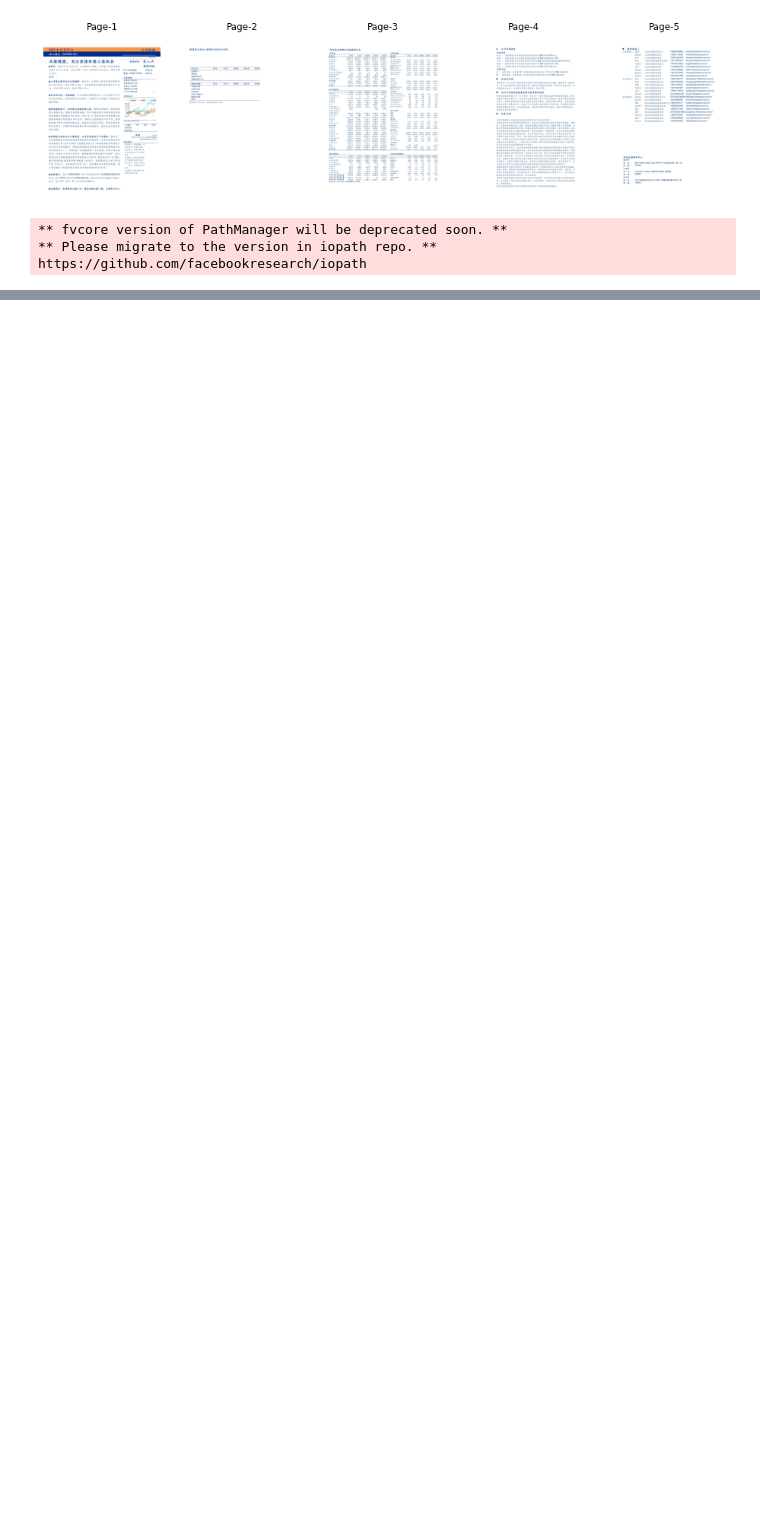
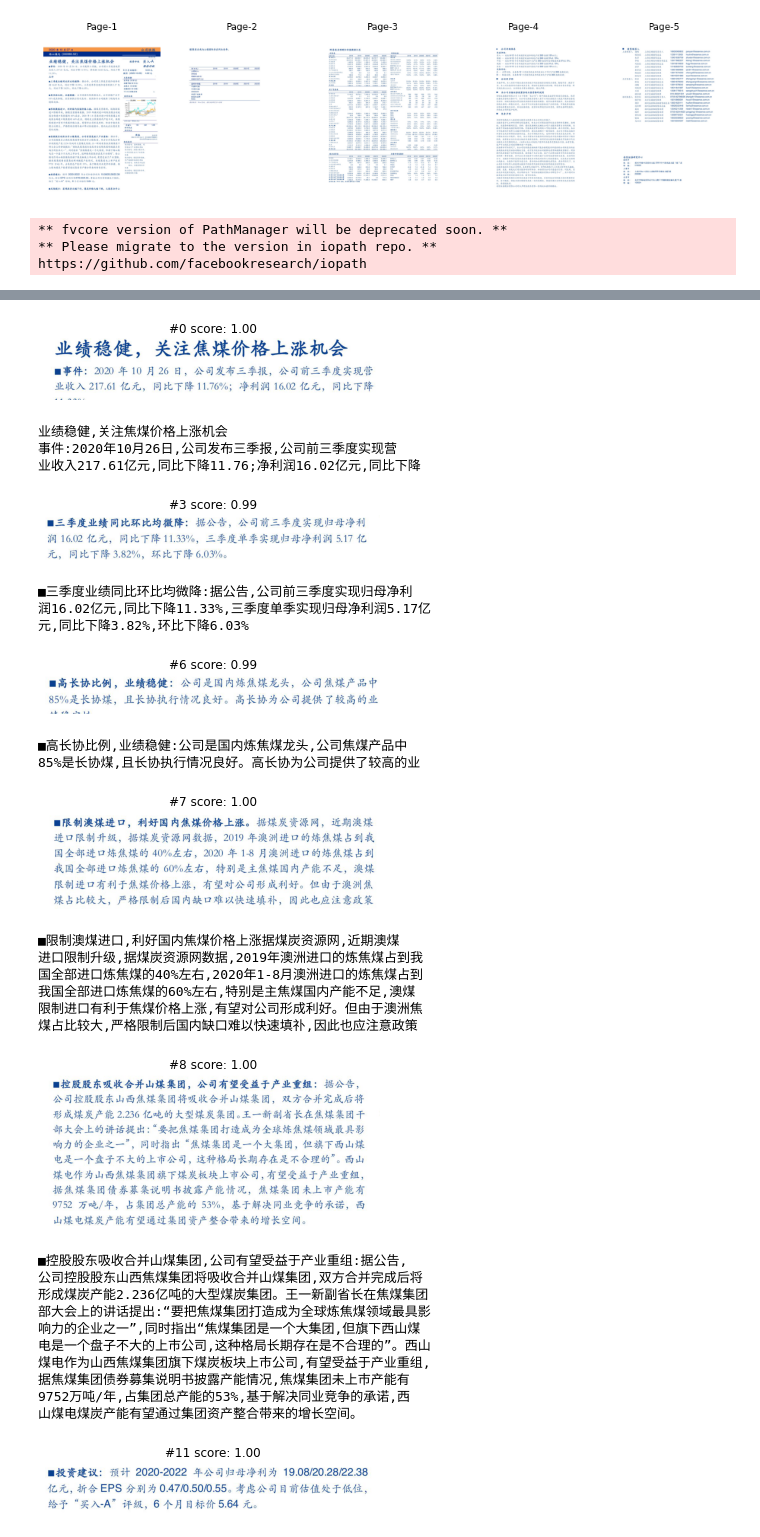
Before and after one commit to PatternDetection/Project, a Jupyter notebook: notebooks/convert_pdf_and_parse_layout.ipynb, the cells around one changed output, grey strips where cells are left out. Cells and saved outputs as stored; diff of their text form; code cells hidden in the pictures; blank space fills up the shorter version.

```diff
--- a/notebooks/convert_pdf_and_parse_layout.ipynb
+++ b/notebooks/convert_pdf_and_parse_layout.ipynb
@@ -65,0 +67,57 @@ plt.show()
+# %%
+from cv.OCR import BaiduOCR
+
+API_KEY = config["OCR"]["APIKey"]
+SECRET_KEY = config["OCR"]["SecretKey"]
+bocr = BaiduOCR(API_KEY, SECRET_KEY)
+# %%
+n = len(text_bbxes)
+text_bbxes.sort(key=lambda x: x[1])
+
+for i,x in enumerate(text_bbxes):
+    l,t,r,b,_,score = x
+
+    # Filter small bbx out
+    if (r - l) < 0.5:
+        continue
+
+    c = LayoutBaseParser.crop(im, [max(l - 0.01, 0), t, min(r + 0.01, 1), b])
+    resp = bocr.query_cv2im(c)
+
+    plt.title(f"#{i} score:{score: .2f}")
+    plt.imshow(c)
+    plt.axis('off')
+    plt.show()
+
+    print("\n".join(resp))
+# %% [output]
+[figure, added]
+业绩稳健,关注焦煤价格上涨机会
+事件:2020年10月26日,公司发布三季报,公司前三季度实现营
+业收入217.61亿元,同比下降11.76;净利润16.02亿元,同比下降
+[figure, added]
+■三季度业绩同比环比均微降:据公告,公司前三季度实现归母净利
+润16.02亿元,同比下降11.33%,三季度单季实现归母净利润5.17亿
+元,同比下降3.82%,环比下降6.03%
+[figure, added]
+■高长协比例,业绩稳健:公司是国内炼焦煤龙头,公司焦煤产品中
+85%是长协煤,且长协执行情况良好。高长协为公司提供了较高的业
+[figure, added]
+■限制澳煤进口,利好国内焦煤价格上涨据煤炭资源网,近期澳煤
+进口限制升级,据煤炭资源网数据,2019年澳洲进口的炼焦煤占到我
+国全部进口炼焦煤的40%左右,2020年1-8月澳洲进口的炼焦煤占到
+我国全部进口炼焦煤的60%左右,特别是主焦煤国内产能不足,澳煤
+限制进口有利于焦煤价格上涨,有望对公司形成利好。但由于澳洲焦
+煤占比较大,严格限制后国内缺口难以快速填䃼,因此也应注意政策
+[figure, added]
+■控股股东吸收合并山煤集团,公司有望受益于产业重组:据公告,
+公司控股股东山西焦煤集团将吸收合并山煤集团,双方合并完成后将
+形成煤炭产能2.236亿吨的大型煤炭集团。王一新副省长在焦煤集团
+部大会上的讲话提出:“要把焦煤集团打造成为全球炼焦煤领域最具影
+响力的企业之一”,同时指出“焦煤集团是一个大集团,但旗下西山煤
+电是一个盘子不大的上市公司,这种格局长期存在是不合理的”。西山
+煤电作为山西焦煤集团旗下煤炭板块上市公司,有望受益于产业重组,
+据焦煤集团债券募集说明书披露产能情况,焦煤集团未上市产能有
+9752万吨/年,占集团总产能的53%,基于解决同业竞争的承诺,西
+山煤电煤炭产能有望通过集团资产整合带来的增长空间。
+[figure, added]
```
Also changed, not shown: parts of 4 cells of this notebook, 4 other files.
